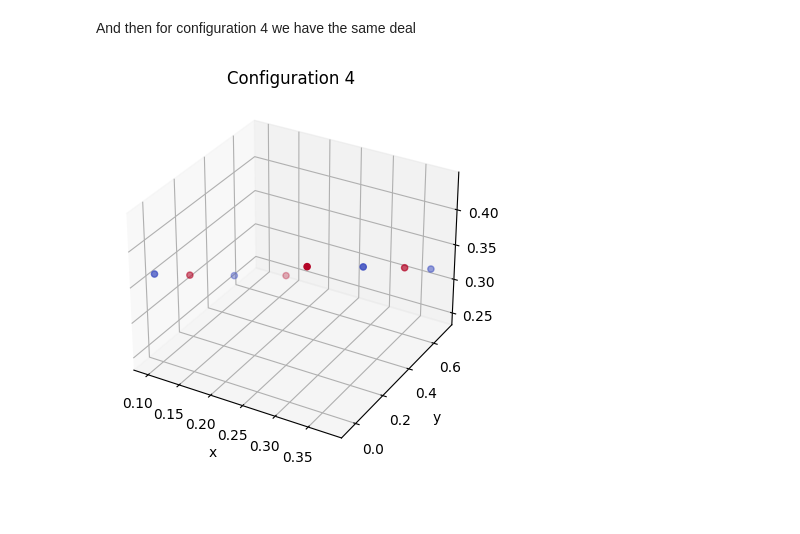
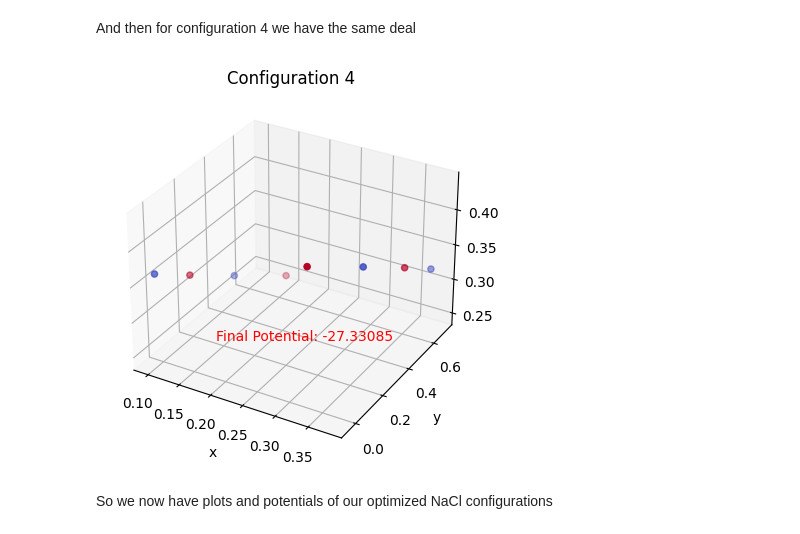
Before and after one commit to ubsuny/23-Homework7G4, a Jupyter notebook: configurations_3_4.ipynb, the cells around one changed output. Drawn from its saved outputs; the diff is of its cells as text; code cells hidden in the pictures; blank space fills up the shorter version.

Commit message:
Fixed some text errors

```diff
--- a/configurations_3_4.ipynb
+++ b/configurations_3_4.ipynb
@@ -168,32 +171,34 @@ r_na = np.array([[0.65287885, 0.59653953, 0.41133422],
        [0.06693635, 0.64654088, 0.33324918],
        [0.61851165, 0.39232723, 0.57213152]])
 
 r_cl = np.array([[0.19212266, 0.73724567, 0.60953698],
        [0.74117061, 0.32366411, 0.24546768],
        [0.25779923, 0.13569068, 0.49482468],
        [0.0475842 , 0.50957145, 0.50969428]])
 
 cluster = Cluster(r_na, r_cl)
 vals_init = cluster.get_vals()
 
 res = scipy.optimize.minimize(fun=cluster, x0=vals_init, tol=1e-3, method="BFGS")
 cluster.set_vals(
         res.x
     )
 
 %matplotlib inline
 
 fig = plt.figure()
 ax = fig.add_subplot(111, projection='3d')
 
 charges = cluster.charges
 x,y,z = cluster.positions[:, 0], cluster.positions[:, 1], cluster.positions[:, 2]
 ax.scatter( x,y,z, c=charges, cmap='coolwarm' )
-ax.text(1, 1, 1, 'Final Potential: -27.33085', color='red')
+ax.text(.15, .15, .25, 'Final Potential: -27.33085', color='red')
 ax.set_title('Configuration 4')
 ax.set_xlabel('x')
 ax.set_ylabel('y')
 ax.set_zlabel('z')
 plt.show()
 # %% [output]
-[figure, old version]
+[figure, new version]
+# %% [markdown]
+So we now have plots and potentials of our optimized NaCl configurations
```
Also changed, not shown: parts of 2 cells of this notebook.
